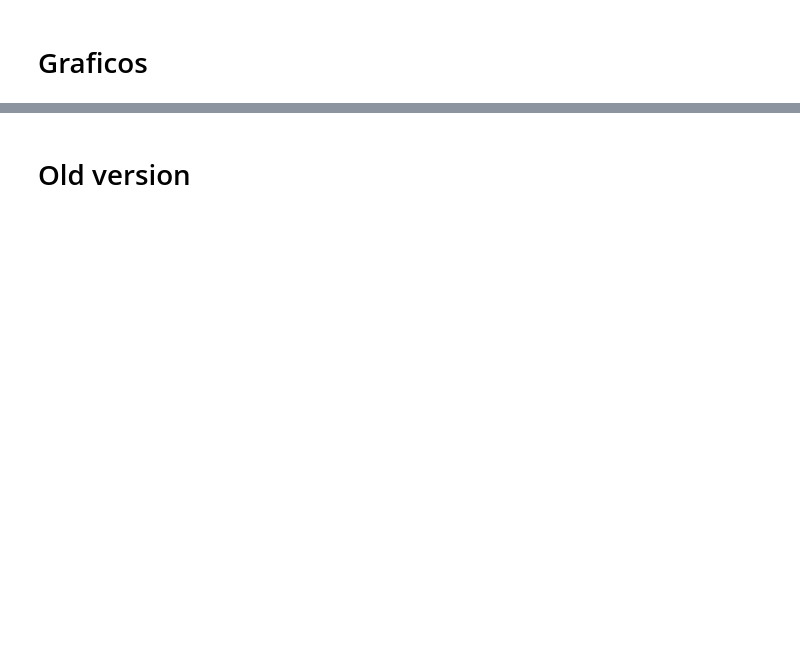
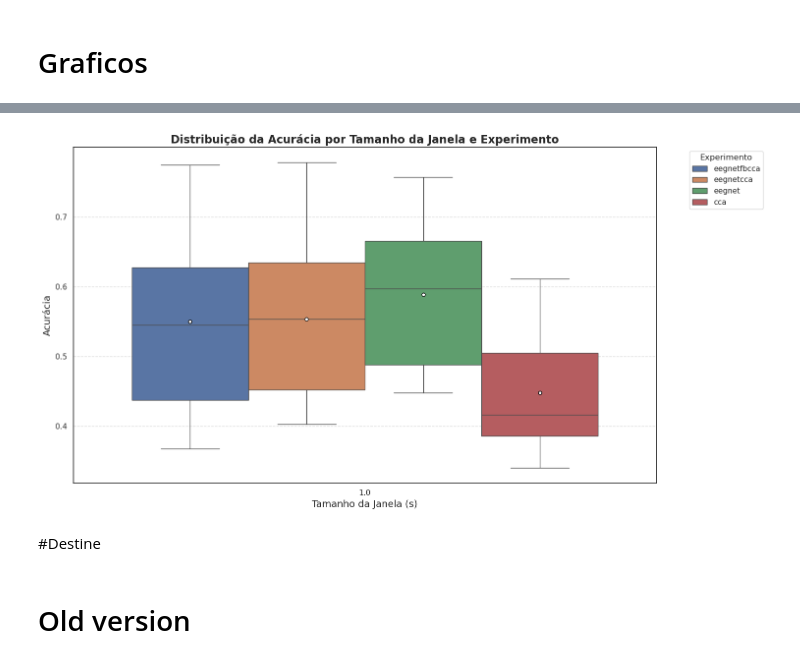
Before and after one commit to machinelatto/ssvep-bci-nn, a Jupyter notebook: cross-subject/notebooks/results_full.ipynb, the cells around one changed output, grey strips where cells are left out. Drawn from its saved outputs; the diff is of its cells as text; code cells hidden in the pictures; blank space fills up the shorter version.

```diff
--- a/cross-subject/notebooks/results_full.ipynb
+++ b/cross-subject/notebooks/results_full.ipynb
@@ -76,7 +93,7 @@ def itr(n, p, t):
 
 
 # Calculate ITR for each experiment-window combination
-n_classes = 40  # 8-15 Hz frequencies
+n_classes = 8  # 8-15 Hz frequencies
 tempo_desvio_ocular = 0.55  # Visual delay time in seconds
 
 # Apply ITR calculation to each row (simpler approach)
@@ -687,3 +830,35 @@ fig.savefig(
+# %%
+import matplotlib.pyplot as plt
+import seaborn as sns
+
+# Create a boxplot for accuracy
+plt.figure(figsize=(15, 8))
+
+# Define palette if custom_palette is not fully defined for all experiments
+available_experiments = sorted(results["experiment"].unique())
+palette = {exp: custom_palette.get(exp, None) for exp in available_experiments}
+
+sns.boxplot(
+    data=results[results["experiment"].isin(experiment_order)],
+    x="window",
+    y="acuracia",
+    hue="experiment",
+    # palette=palette,
+    showmeans=True,
+    meanprops={"marker":"o", "markerfacecolor":"white", "markeredgecolor":"black", "markersize":5}
+)
+
+plt.title("Distribuição da Acurácia por Tamanho da Janela e Experimento", fontsize=16, fontweight="bold")
+plt.xlabel("Tamanho da Janela (s)", fontsize=14)
+plt.ylabel("Acurácia", fontsize=14)
+plt.legend(title="Experimento", bbox_to_anchor=(1.05, 1), loc='upper left')
+plt.grid(axis='y', linestyle='--', alpha=0.7)
+plt.tight_layout()
+plt.show()
+# %% [output]
+[figure, added]
+# %% [markdown]
+#Destine
 # %% [markdown]
 # Old version
 # %%
```
Also changed, not shown: parts of 14 cells of this notebook, 26 other files.
